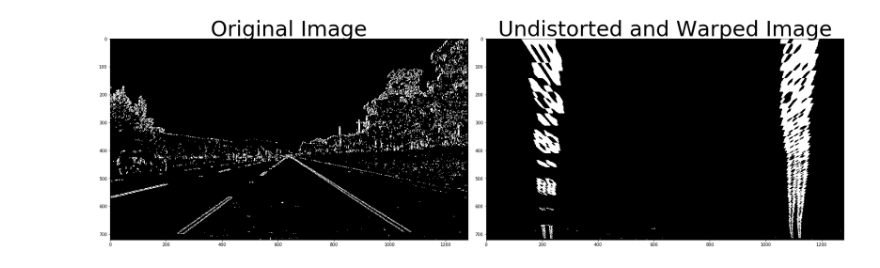
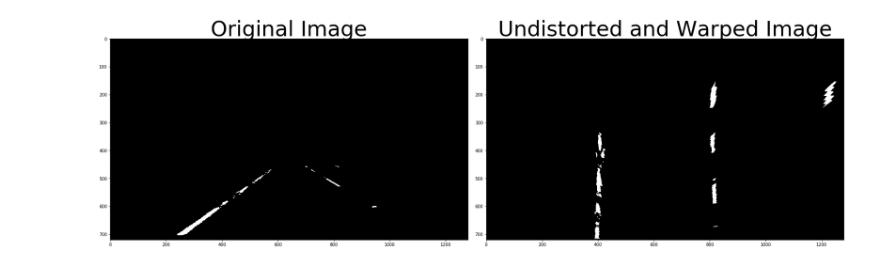
Before and after one commit to ronhuafeng/CarND-Advanced-Lane-Lines, a Jupyter notebook: project.ipynb, the cells around one changed output. Cells and saved outputs as stored; diff of their text form; code cells hidden in the pictures.

```diff
--- a/project.ipynb
+++ b/project.ipynb
@@ -125,0 +129,7 @@ plt.subplots_adjust(left=0., right=1, top=0.9, bottom=0.)
+# %%
+vertices = np.array([[(100, 720), (500, 450), (825, 450), (1200, 720)]], dtype=np.int32)
+
+combined_binary = pipe.region_of_interest(combined_binary, vertices)
+vertices = None
+
+plt.imshow(combined_binary, cmap='gray')
@@ -126,58 +145,38 @@ plt.subplots_adjust(left=0., right=1, top=0.9, bottom=0.)
 # %%
 import pickle
-import cv2
-import numpy as np
-import matplotlib.pyplot as plt
-import matplotlib.image as mpimg
-
 # Read in the saved camera matrix and distortion coefficients
 # These are the arrays you calculated using cv2.calibrateCamera()
 dist_pickle = pickle.load( open("wide_dist_pickle.p", "rb" ) )
 mtx = dist_pickle["mtx"]
 dist = dist_pickle["dist"]
 
 # Read in an image
-# img = cv2.imread('test_undist.jpg')
-img = sxbinary
-nx = 9 # the number of inside corners in x
-ny = 6 # the number of inside corners in y
+# image = cv2.imread('test_undist.jpg')
+image = combined_binary
 
-# MODIFY THIS FUNCTION TO GENERATE OUTPUT
-# THAT LOOKS LIKE THE IMAGE ABOVE
-def corners_unwarp(img):
-    # Pass in your image into this function
-    # Write code to do the following steps
-    # 1) Undistort using mtx and dist
-    # img = cv2.undistort(img, mtx, dist, None, mtx)
-    #img = cv2.cvtColor(img, cv2.COLOR_BGR2RGB)
+src = np.float32([
+    [609, 441],
+    [674, 441],
+    [1099, 719],
+    [238, 719]
+])
 
-    src = np.float32([
-        [609, 441],
-        [674, 441],
-        [1099, 719],
-        [238, 719]
-    ])
+dst = np.float32([
+    [400, -200],
+    [800, -200],
+    [800, 720],
+    [400, 720]
+])
 
-    dst = np.float32([
-        [238, 100],
-        [1099, 100],
-        [1099, 719],
-        [238, 719]
-    ])
+warped = pipe.pipe_edges2warped(image, src, dst)
 
-    M = cv2.getPerspectiveTransform(src, dst)
-
-    warped = cv2.warpPerspective(img, M, (img.shape[1], img.shape[0]), flags=cv2.INTER_LINEAR)
-
-    return warped, M
-
-top_down, perspective_M = corners_unwarp(img)
 f, (ax1, ax2) = plt.subplots(1, 2, figsize=(24, 9))
 f.tight_layout()
-ax1.imshow(img, cmap='gray')
+ax1.imshow(image, cmap='gray')
+image = None
 ax1.set_title('Original Image', fontsize=50)
-ax2.imshow(top_down, cmap='gray')
+ax2.imshow(warped, cmap='gray')
 ax2.set_title('Undistorted and Warped Image', fontsize=50)
 plt.subplots_adjust(left=0., right=1, top=0.9, bottom=0.)
 # %% [output]
-[figure, old version]
+[figure, new version]
```
Also changed, not shown: parts of 27 cells of this notebook, 5 other files.
